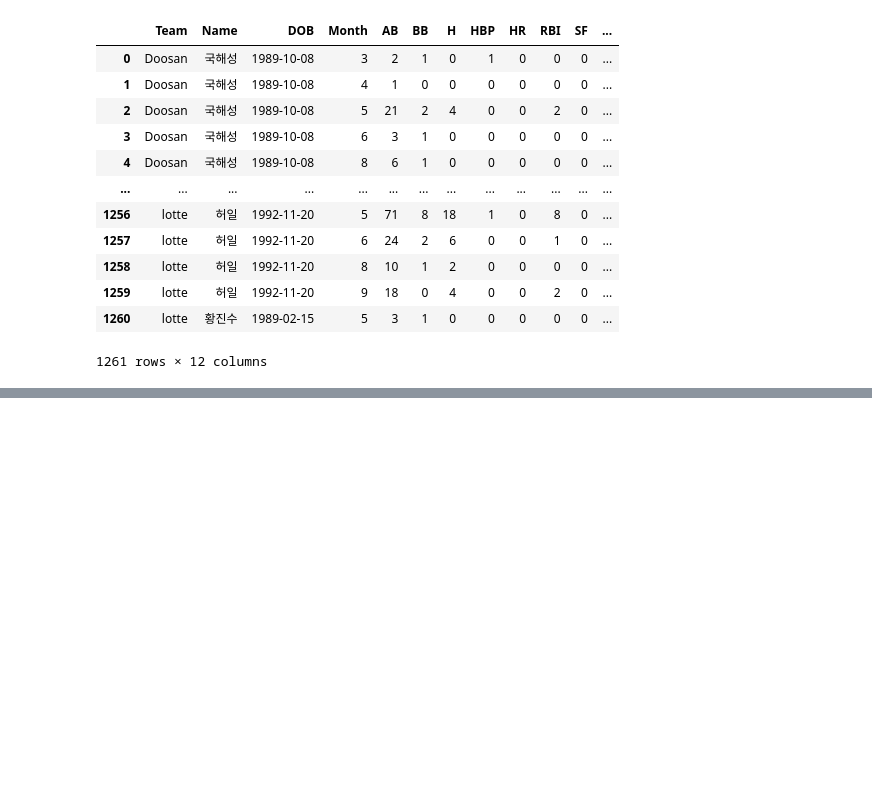
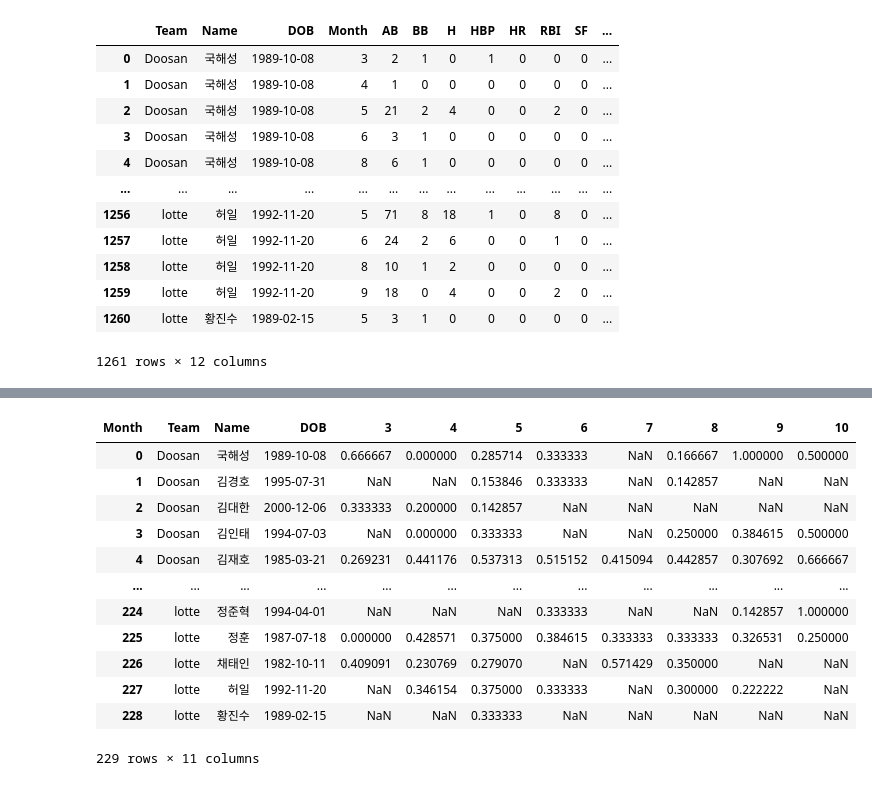
Before and after one commit to katehee/2021-Data-analysis-online-course, a Jupyter notebook: Exercise_1_baseball analysis/2_Player_Summer_Performance Analysis.ipynb, the cells around one changed output, grey strips where cells are left out. Saved outputs shown, nothing was run; the diff lists cells and outputs as text; code cells hidden in the pictures; blank space fills up the shorter version.

```diff
--- a/Exercise_1_baseball analysis/2_Player_Summer_Performance Analysis.ipynb
+++ b/Exercise_1_baseball analysis/2_Player_Summer_Performance Analysis.ipynb
@@ -74,3 +74,22 @@ data_player_month
 | 1259 | lotte | 허일 | 1992-11-20 | 9 | 18 | 0 | 4 | 0 | 0 | 2 | 0 | ... |
 | 1260 | lotte | 황진수 | 1989-02-15 | 5 | 3 | 1 | 0 | 0 | 0 | 0 | 0 | ... |
 1261 rows × 12 columns
+# %%
+#func to calculate AVG/OBP/SLG/OPS of a batter
+def cal_hit(df):
+    '''
+    - 타율 : 공을 쳐서 나가는 비율 --> 안타 / 타수
+    - 출루율: 진루해서 나가는 비율 -->  (안타+볼넷+몸에맞는볼)/(타수+볼넷+몸에맞는볼+희생플라이)
+    - 장타율 : 타율에 진루한 베이스 가중치 추가 -->   루타 / 타수
+    '''
+
+    df['AVG'] = df['H'] / df['AB']
+    df['OBP'] = (df['H'] + df['BB'] + df['HBP']) / (df['AB'] + df['HBP'] + df['SF'])
+    df['SLG'] = df['TB'] / df['AB']
+    df['OPS'] = df['OBP'] + df['SLG']
+    return df
+# %%
+# data_player_month  evaluate cal_hit of each batter
+player_month_stat = cal_hit(data_player_month)
+player_month_stat = player_month_stat.dropna()
+player_month_stat
@@ -76,0 +110,21 @@ data_player_month
+# %%
+#montly OBP
+month_pivot = player_month_stat.pivot_table(index = ['Team','Name','DOB'],
+                             columns = 'Month',
+                             values = 'OBP')
+month_pivot = month_pivot.reset_index()
+month_pivot
+# %% [output]
+| Month | Team | Name | DOB | 3 | 4 | 5 | 6 | 7 | 8 | 9 | 10 |
+| 0 | Doosan | 국해성 | 1989-10-08 | 0.666667 | 0.000000 | 0.285714 | 0.333333 | NaN | 0.166667 | 1.000000 | 0.500000 |
+| 1 | Doosan | 김경호 | 1995-07-31 | NaN | NaN | 0.153846 | 0.333333 | NaN | 0.142857 | NaN | NaN |
+| 2 | Doosan | 김대한 | 2000-12-06 | 0.333333 | 0.200000 | 0.142857 | NaN | NaN | NaN | NaN | NaN |
+| 3 | Doosan | 김인태 | 1994-07-03 | NaN | 0.000000 | 0.333333 | NaN | NaN | 0.250000 | 0.384615 | 0.500000 |
+| 4 | Doosan | 김재호 | 1985-03-21 | 0.269231 | 0.441176 | 0.537313 | 0.515152 | 0.415094 | 0.442857 | 0.307692 | 0.666667 |
+| ... | ... | ... | ... | ... | ... | ... | ... | ... | ... | ... | ... |
+| 224 | lotte | 정준혁 | 1994-04-01 | NaN | NaN | NaN | 0.333333 | NaN | NaN | 0.142857 | 1.000000 |
+| 225 | lotte | 정훈 | 1987-07-18 | 0.000000 | 0.428571 | 0.375000 | 0.384615 | 0.333333 | 0.333333 | 0.326531 | 0.250000 |
+| 226 | lotte | 채태인 | 1982-10-11 | 0.409091 | 0.230769 | 0.279070 | NaN | 0.571429 | 0.350000 | NaN | NaN |
+| 227 | lotte | 허일 | 1992-11-20 | NaN | 0.346154 | 0.375000 | 0.333333 | NaN | 0.300000 | 0.222222 | NaN |
+| 228 | lotte | 황진수 | 1989-02-15 | NaN | NaN | 0.333333 | NaN | NaN | NaN | NaN | NaN |
+229 rows × 11 columns
```
Also changed, not shown: parts of 1 cell of this notebook.
